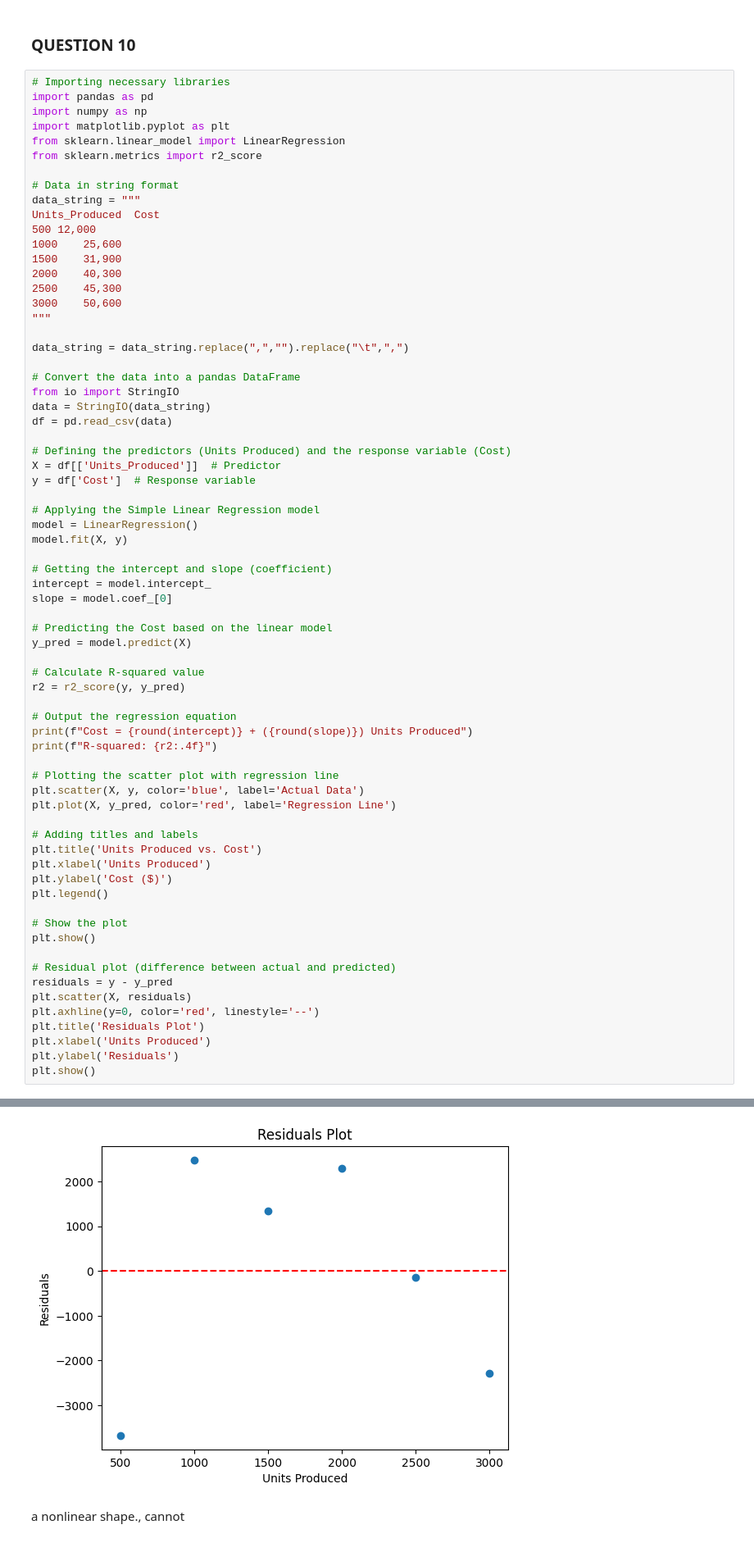
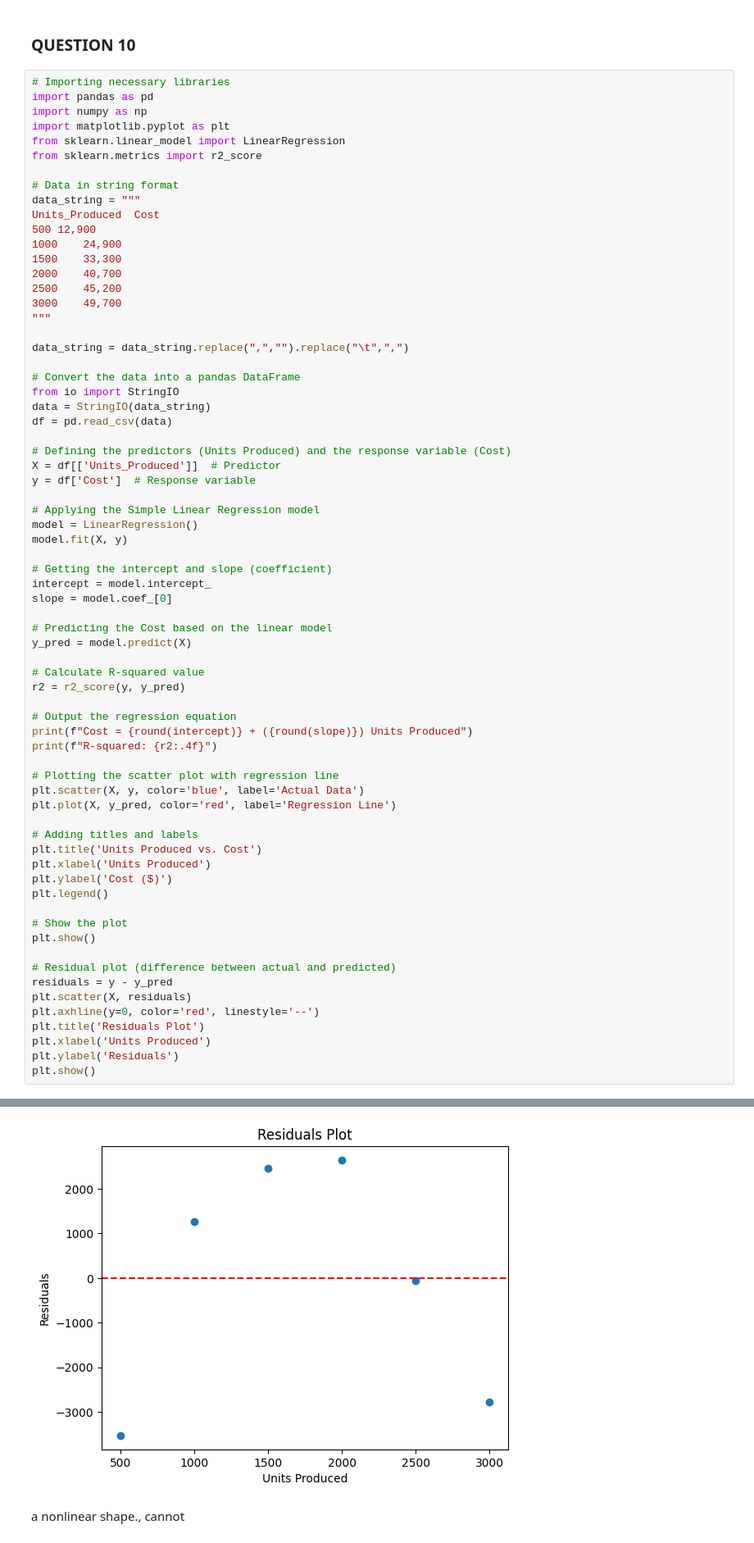
Before and after one commit to Brett-migwi-20/Business-Course, a Jupyter notebook: Homework 8/Homework8.ipynb, the cells around one changed output, grey strips where cells are left out. Shown at 82% size. Drawn from its saved outputs; the diff is of its cells as text.

```diff
--- a/Homework 8/Homework8.ipynb
+++ b/Homework 8/Homework8.ipynb
@@ -1098,12 +1431,12 @@ from sklearn.metrics import r2_score
 # Data in string format
 data_string = """
 Units_Produced	Cost
-500	12,000
-1000	25,600
-1500	31,900
-2000	40,300
-2500	45,300
-3000	50,600
+500	12,900
+1000	24,900
+1500	33,300
+2000	40,700
+2500	45,200
+3000	49,700
 """
 
 data_string = data_string.replace(",","").replace("\t",",")
@@ -1163,2 +1496,2 @@ R-squared: 0.9680
-[figure, old version]
+[figure, new version]
 # %% [markdown]
```
Also changed, not shown: parts of 32 cells of this notebook.
